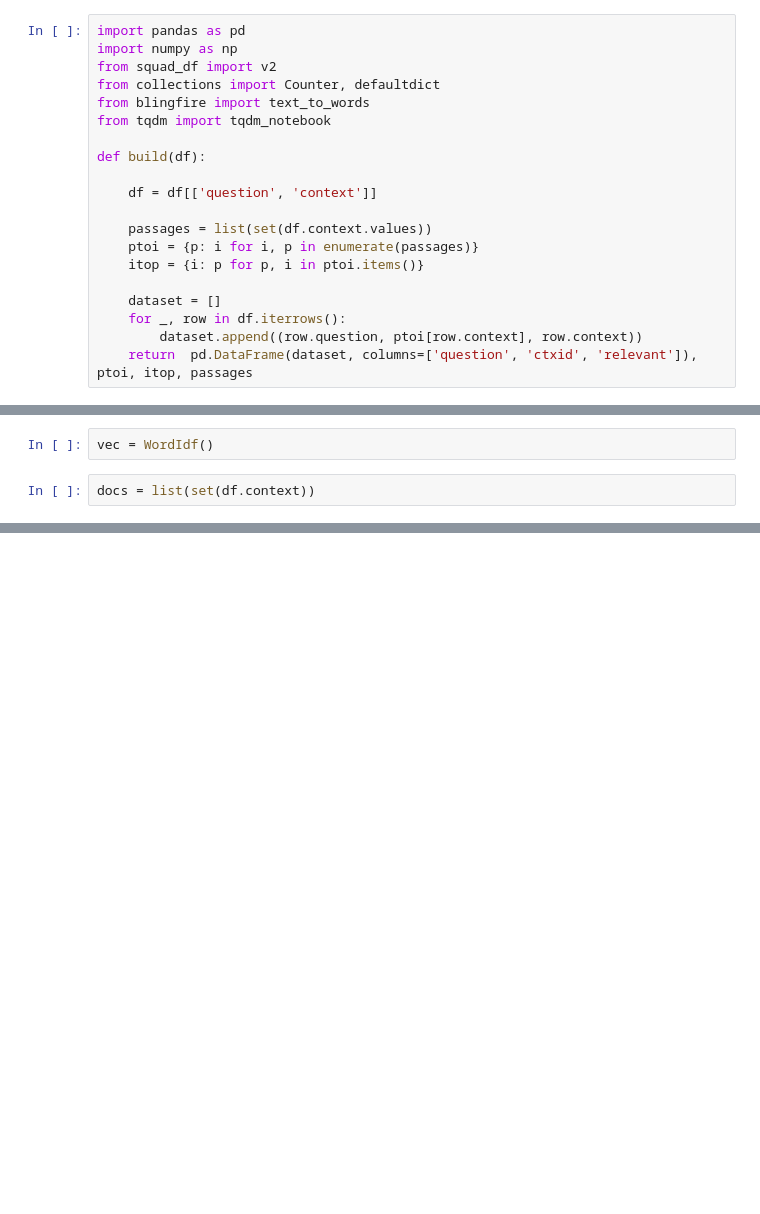
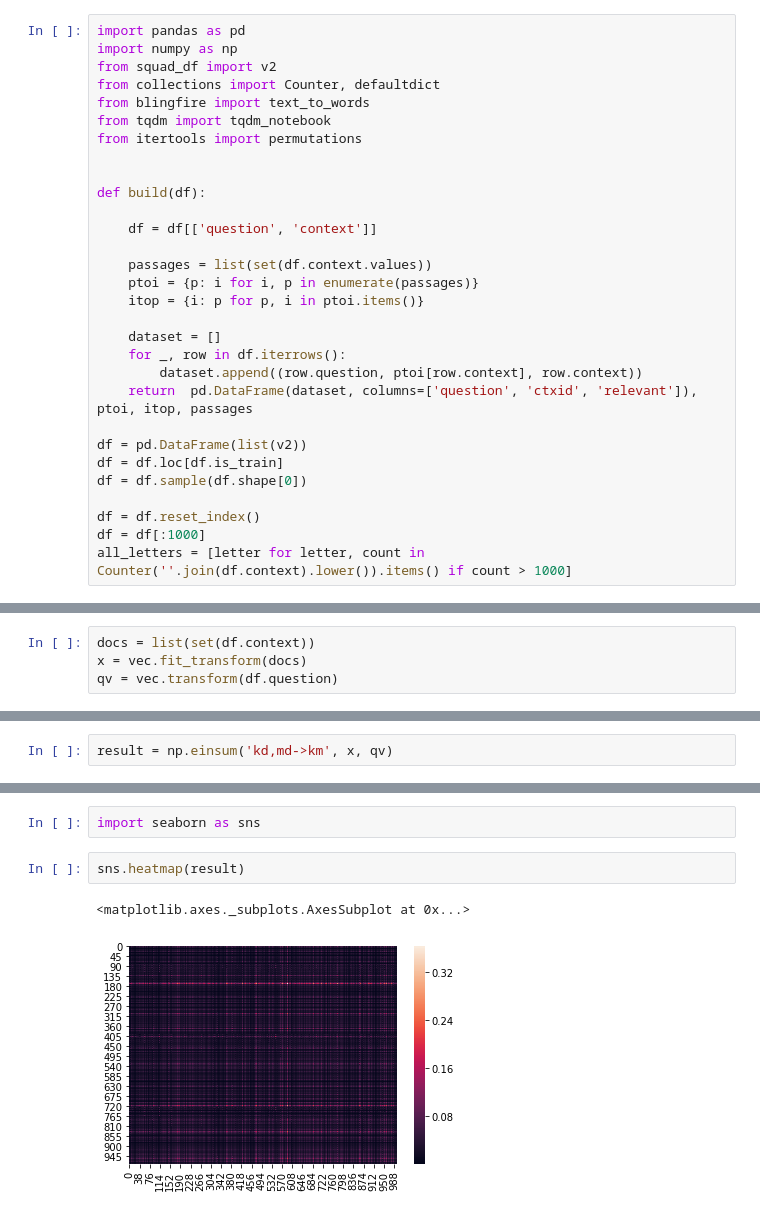
Before and after one commit to theSage21/WordHashDocSearch, a Jupyter notebook: DocSearch.ipynb, the cells around one changed output, grey strips where cells are left out. Drawn from its saved outputs; the diff is of its cells as text; blank space fills up the shorter version.

Commit message:
working word hasher

```diff
--- a/DocSearch.ipynb
+++ b/DocSearch.ipynb
@@ -5,6 +5,8 @@ from squad_df import v2
 from collections import Counter, defaultdict
 from blingfire import text_to_words
 from tqdm import tqdm_notebook
+from itertools import permutations
+
 
 def build(df):
 
@@ -18,3 +20,11 @@ def build(df):
     for _, row in df.iterrows():
         dataset.append((row.question, ptoi[row.context], row.context))
     return  pd.DataFrame(dataset, columns=['question', 'ctxid', 'relevant']), ptoi, itop, passages
+
+df = pd.DataFrame(list(v2))
+df = df.loc[df.is_train]
+df = df.sample(df.shape[0])
+
+df = df.reset_index()
+df = df[:1000]
+all_letters = [letter for letter, count in Counter(''.join(df.context).lower()).items() if count > 1000]
@@ -69,4 +78,4 @@ class WordIdf:
-# %%
-vec = WordIdf()
 # %%
 docs = list(set(df.context))
+x = vec.fit_transform(docs)
+qv = vec.transform(df.question)
@@ -77,0 +91,2 @@ KeyboardInterrupt:
+# %%
+result = np.einsum('kd,md->km', x, qv)
@@ -77,0 +117,7 @@ KeyboardInterrupt:
+# %%
+import seaborn as sns
+# %%
+sns.heatmap(result)
+# %% [output]
+<matplotlib.axes._subplots.AxesSubplot at 0x...>
+[figure, added]
```
Also changed, not shown: parts of 7 cells of this notebook, 1 other file.
